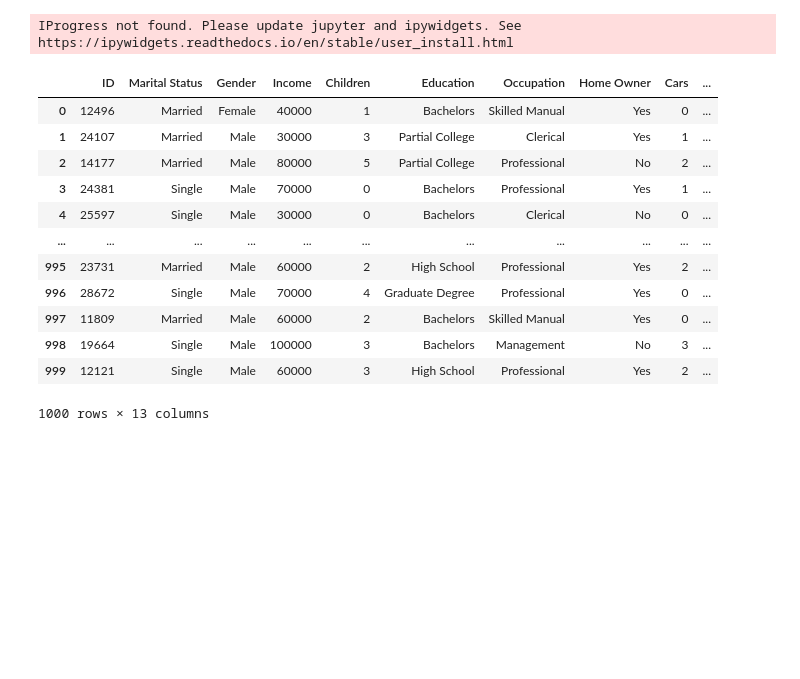
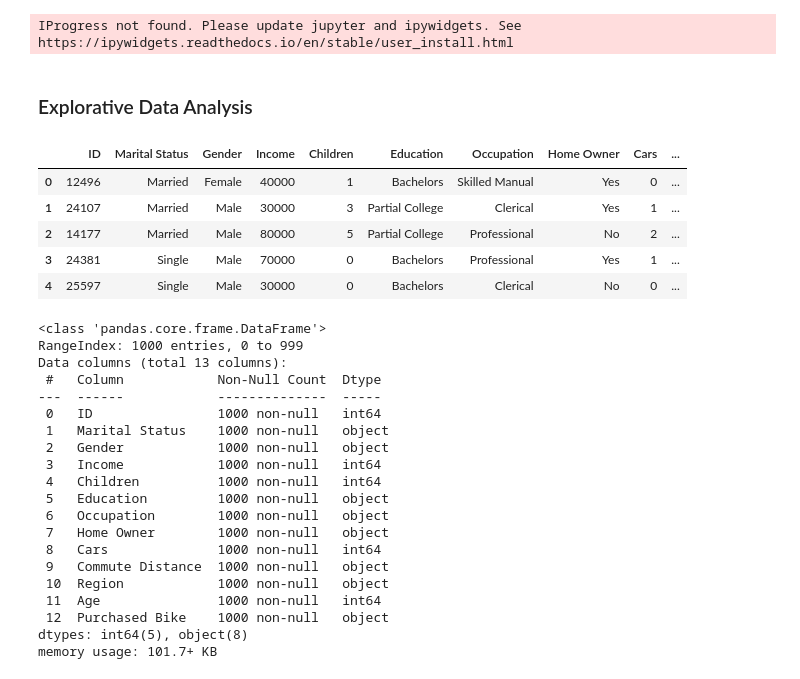
Before and after one commit to moshchev/data_analytics_ws23, a Jupyter notebook: start.ipynb, the cells around one changed output. Drawn from its saved outputs; the diff is of its cells as text; code cells hidden in the pictures; blank space fills up the shorter version.

```diff
--- a/start.ipynb
+++ b/start.ipynb
@@ -24,20 +24,39 @@ from yellowbrick.cluster import KElbowVisualizer
 import prince
 # %% [output]
 IProgress not found. Please update jupyter and ipywidgets. See https://ipywidgets.readthedocs.io/en/stable/user_install.html
+# %% [markdown]
+### Explorative Data Analysis
 # %%
 df = pd.read_csv('./data/bike_buyers_clean.csv')
-df
+df.head()
 # %% [output]
 |  | ID | Marital Status | Gender | Income | Children | Education | Occupation | Home Owner | Cars | ... |
 | 0 | 12496 | Married | Female | 40000 | 1 | Bachelors | Skilled Manual | Yes | 0 | ... |
 | 1 | 24107 | Married | Male | 30000 | 3 | Partial College | Clerical | Yes | 1 | ... |
 | 2 | 14177 | Married | Male | 80000 | 5 | Partial College | Professional | No | 2 | ... |
 | 3 | 24381 | Single | Male | 70000 | 0 | Bachelors | Professional | Yes | 1 | ... |
 | 4 | 25597 | Single | Male | 30000 | 0 | Bachelors | Clerical | No | 0 | ... |
-| ... | ... | ... | ... | ... | ... | ... | ... | ... | ... | ... |
-| 995 | 23731 | Married | Male | 60000 | 2 | High School | Professional | Yes | 2 | ... |
-| 996 | 28672 | Single | Male | 70000 | 4 | Graduate Degree | Professional | Yes | 0 | ... |
-| 997 | 11809 | Married | Male | 60000 | 2 | Bachelors | Skilled Manual | Yes | 0 | ... |
-| 998 | 19664 | Single | Male | 100000 | 3 | Bachelors | Management | No | 3 | ... |
-| 999 | 12121 | Single | Male | 60000 | 3 | High School | Professional | Yes | 2 | ... |
-1000 rows × 13 columns
+# %%
+# Datatypes and non-nulls. The data is already cleaned so there is no null values in the dataset
+df.info()
+# %% [output]
+<class 'pandas.core.frame.DataFrame'>
+RangeIndex: 1000 entries, 0 to 999
+Data columns (total 13 columns):
+ #   Column            Non-Null Count  Dtype
+---  ------            --------------  -----
+ 0   ID                1000 non-null   int64
+ 1   Marital Status    1000 non-null   object
+ 2   Gender            1000 non-null   object
+ 3   Income            1000 non-null   int64
+ 4   Children          1000 non-null   int64
+ 5   Education         1000 non-null   object
+ 6   Occupation        1000 non-null   object
+ 7   Home Owner        1000 non-null   object
+ 8   Cars              1000 non-null   int64
+ 9   Commute Distance  1000 non-null   object
+ 10  Region            1000 non-null   object
+ 11  Age               1000 non-null   int64
+ 12  Purchased Bike    1000 non-null   object
+dtypes: int64(5), object(8)
+memory usage: 101.7+ KB
```
Also changed, not shown: parts of 8 cells of this notebook.
